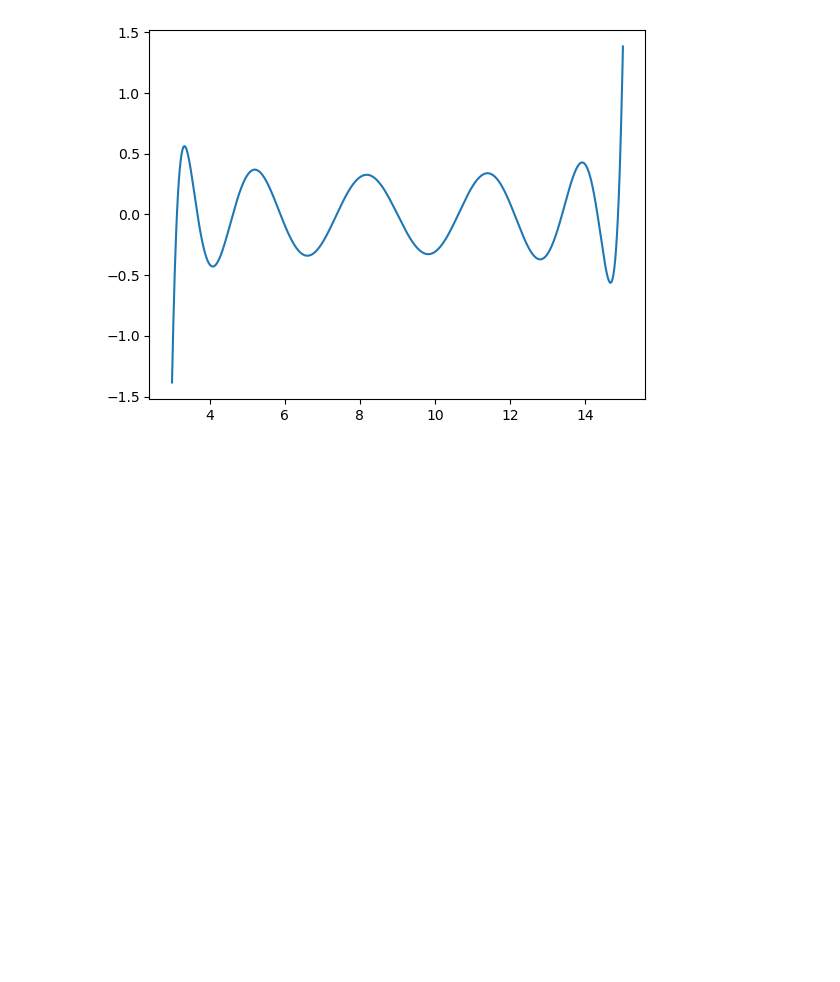
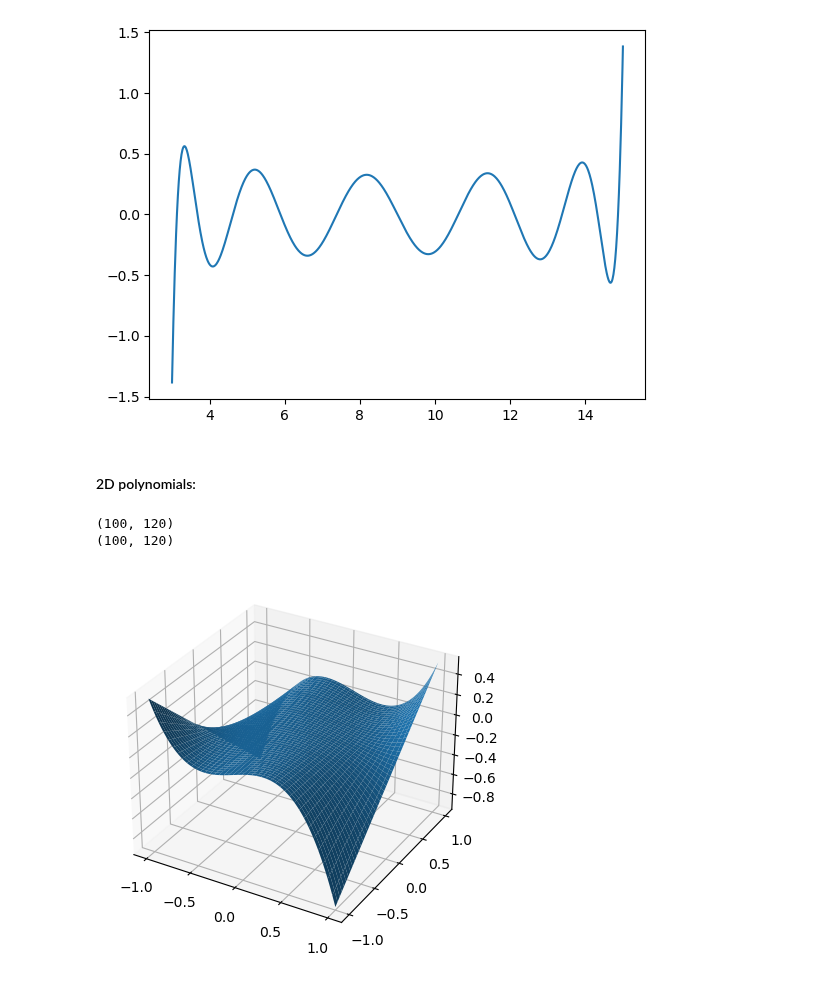
Before and after one commit to SED0280/BakalarkaCode, a Jupyter notebook: polynomials.ipynb, the cells around one changed output. Drawn from its saved outputs; the diff is of its cells as text; code cells hidden in the pictures; blank space fills up the shorter version.

```diff
--- a/polynomials.ipynb
+++ b/polynomials.ipynb
@@ -58,3 +58,24 @@ plt.plot(t, l[matrix_size])
 (1000,)
 [<matplotlib.lines.Line2D at 0x...>]
 [figure]
+# %% [markdown]
+#### 2D polynomials:
+# %%
+nx, ny = (120, 100)
+a = -1
+b = 1
+c = -1
+d = 1
+xx = np.linspace(a, b, nx)
+yy = np.linspace(c, d, ny)
+X, Y = np.meshgrid(xx, yy)
+l = kl.integ.generate2DLegendre(X, Y, 500)
+print(Y.shape)
+print(X.shape)
+fig, ax = plt.subplots(subplot_kw={"projection": "3d"})
+ax.plot_surface(X, Y, l[2])
+plt.show()
+# %% [output]
+(100, 120)
+(100, 120)
+[figure, added]
```
Also changed, not shown: 2 other files.
